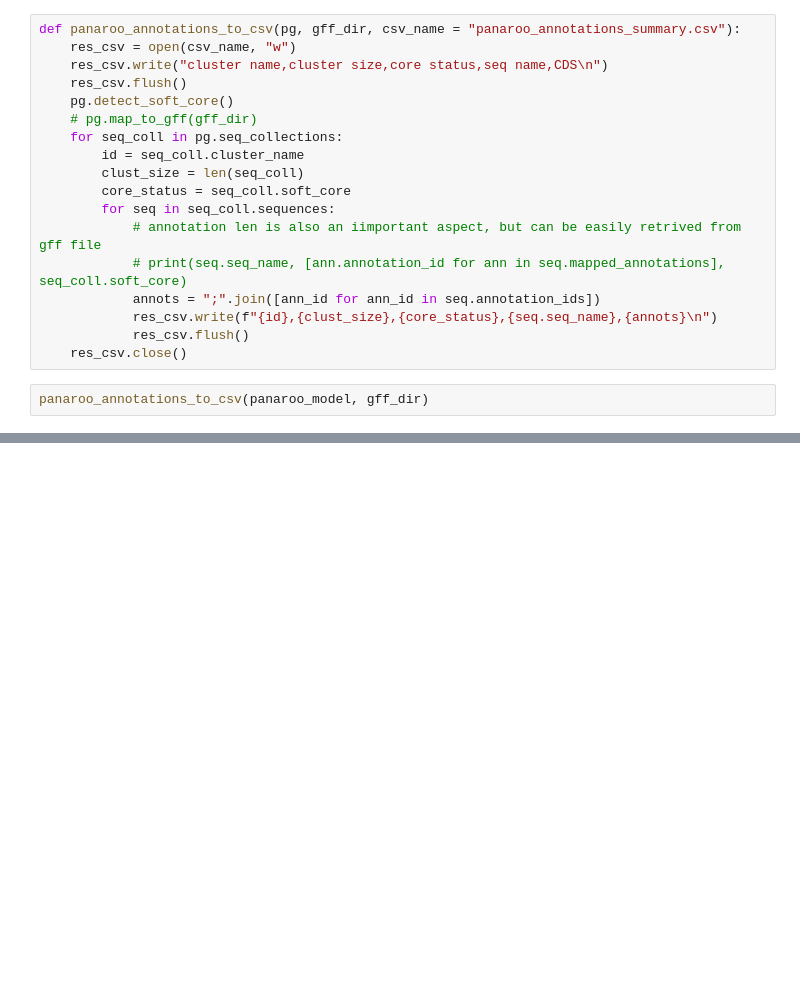
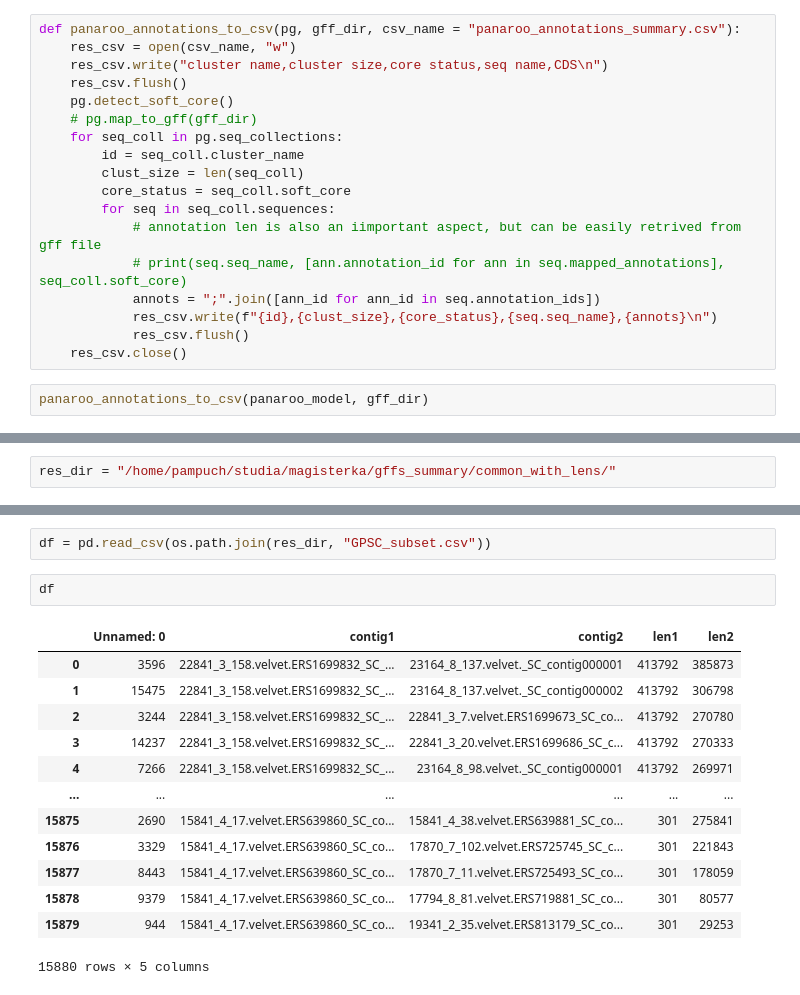
Before and after one commit to pampuchpampuch/pangenome_tools, a Jupyter notebook: notebooks/core_comparison.ipynb, the cells around one changed output, grey strips where cells are left out. Saved outputs shown, nothing was run; the diff lists cells and outputs as text; blank space fills up the shorter version.

```diff
--- a/notebooks/core_comparison.ipynb
+++ b/notebooks/core_comparison.ipynb
@@ -109,0 +198,2 @@ panaroo_annotations_to_csv(panaroo_model, gff_dir)
+# %%
+res_dir = "/home/pampuch/studia/magisterka/gffs_summary/common_with_lens/"
@@ -109,0 +229,18 @@ panaroo_annotations_to_csv(panaroo_model, gff_dir)
+# %%
+df = pd.read_csv(os.path.join(res_dir, "GPSC_subset.csv"))
+# %%
+df
+# %% [output]
+|  | Unnamed: 0 | contig1 | contig2 | len1 | len2 |
+| 0 | 3596 | 22841_3_158.velvet.ERS1699832_SC_... | 23164_8_137.velvet._SC_contig000001 | 413792 | 385873 |
+| 1 | 15475 | 22841_3_158.velvet.ERS1699832_SC_... | 23164_8_137.velvet._SC_contig000002 | 413792 | 306798 |
+| 2 | 3244 | 22841_3_158.velvet.ERS1699832_SC_... | 22841_3_7.velvet.ERS1699673_SC_co... | 413792 | 270780 |
+| 3 | 14237 | 22841_3_158.velvet.ERS1699832_SC_... | 22841_3_20.velvet.ERS1699686_SC_c... | 413792 | 270333 |
+| 4 | 7266 | 22841_3_158.velvet.ERS1699832_SC_... | 23164_8_98.velvet._SC_contig000001 | 413792 | 269971 |
+| ... | ... | ... | ... | ... | ... |
+| 15875 | 2690 | 15841_4_17.velvet.ERS639860_SC_co... | 15841_4_38.velvet.ERS639881_SC_co... | 301 | 275841 |
+| 15876 | 3329 | 15841_4_17.velvet.ERS639860_SC_co... | 17870_7_102.velvet.ERS725745_SC_c... | 301 | 221843 |
+| 15877 | 8443 | 15841_4_17.velvet.ERS639860_SC_co... | 17870_7_11.velvet.ERS725493_SC_co... | 301 | 178059 |
+| 15878 | 9379 | 15841_4_17.velvet.ERS639860_SC_co... | 17794_8_81.velvet.ERS719881_SC_co... | 301 | 80577 |
+| 15879 | 944 | 15841_4_17.velvet.ERS639860_SC_co... | 19341_2_35.velvet.ERS813179_SC_co... | 301 | 29253 |
+15880 rows × 5 columns
```
Also changed, not shown: parts of 22 cells of this notebook, 3 other files.
